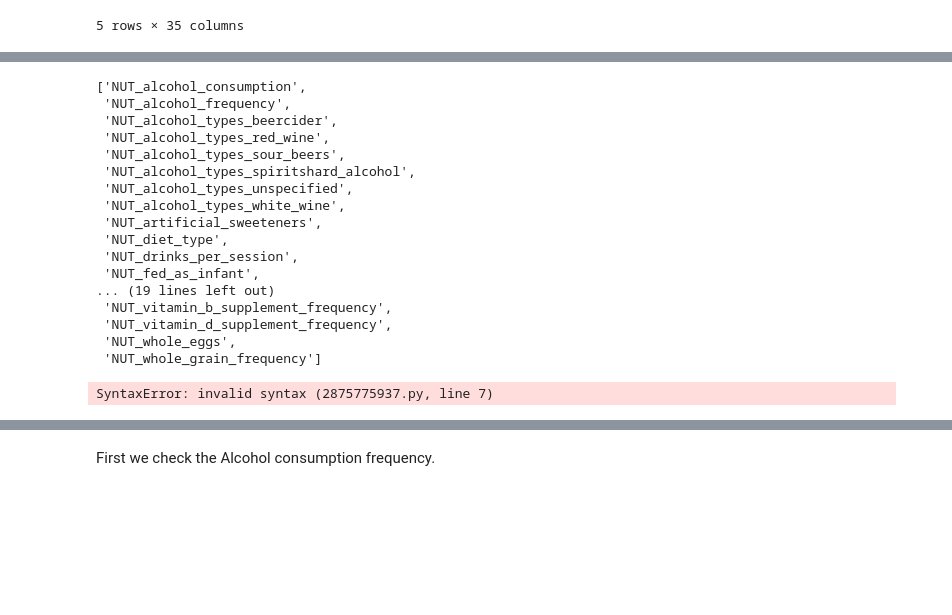
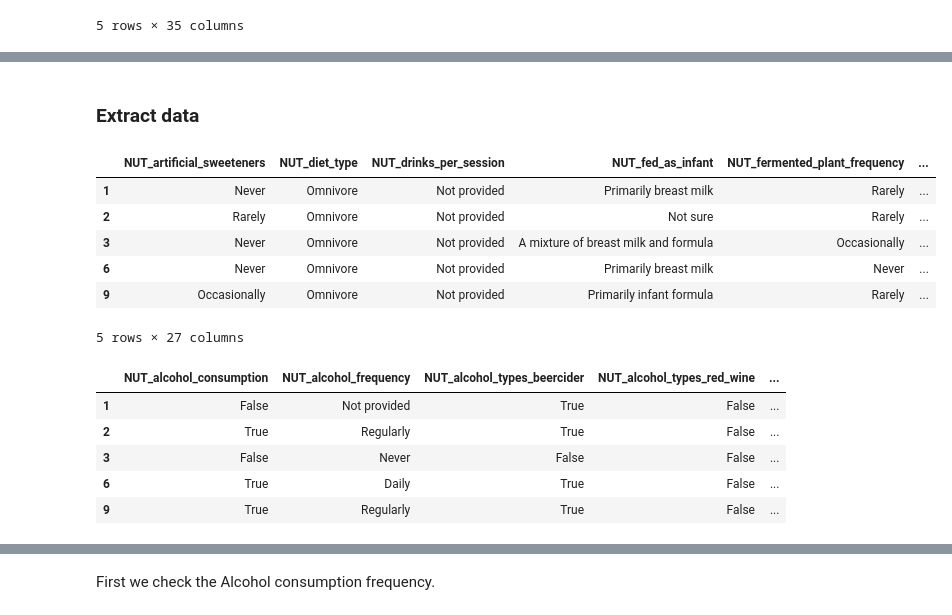
Before and after one commit to dhasanova99/HealthyFood, a Jupyter notebook: JupyterDocs/Eating_habits.ipynb, the cells around one changed output, grey strips where cells are left out. Drawn from its saved outputs; the diff is of its cells as text; code cells hidden in the pictures; blank space fills up the shorter version.

```diff
--- a/JupyterDocs/Eating_habits.ipynb
+++ b/JupyterDocs/Eating_habits.ipynb
@@ -71,30 +47,30 @@ dtype: object
-# %%
-names_NUT
-# %% [output]
-['NUT_alcohol_consumption',
- 'NUT_alcohol_frequency',
- 'NUT_alcohol_types_beercider',
- 'NUT_alcohol_types_red_wine',
- 'NUT_alcohol_types_sour_beers',
- 'NUT_alcohol_types_spiritshard_alcohol',
- 'NUT_alcohol_types_unspecified',
- 'NUT_alcohol_types_white_wine',
- 'NUT_artificial_sweeteners',
- 'NUT_diet_type',
- 'NUT_drinks_per_session',
- 'NUT_fed_as_infant',
-... (19 lines left out)
- 'NUT_vitamin_b_supplement_frequency',
- 'NUT_vitamin_d_supplement_frequency',
- 'NUT_whole_eggs',
- 'NUT_whole_grain_frequency']
+# %% [markdown]
+### Extract data
+# %%
+#Extract not data containing alcohol consumption info
+
+names_NUT = df_NUT.columns
+NUT_INDEX = names_NUT[~df_NUT.columns.str.contains('lcohol')]
+df_NUT_nonALC = df_meta[NUT_INDEX]
+df_NUT_nonALC.head()
+# %% [output]
+|  | NUT_artificial_sweeteners | NUT_diet_type | NUT_drinks_per_session | NUT_fed_as_infant | NUT_fermented_plant_frequency | ... |
+| 1 | Never | Omnivore | Not provided | Primarily breast milk | Rarely | ... |
+| 2 | Rarely | Omnivore | Not provided | Not sure | Rarely | ... |
+| 3 | Never | Omnivore | Not provided | A mixture of breast milk and formula | Occasionally | ... |
+| 6 | Never | Omnivore | Not provided | Primarily breast milk | Never | ... |
+| 9 | Occasionally | Omnivore | Not provided | Primarily infant formula | Rarely | ... |
+5 rows × 27 columns
 # %%
-#Extract eating habits excluding alcohol
+#Extract eating habits including alcohol
 
-
-ALC_INDEX =df_NUT.columns
-ALC_INDEX = names[df_NUT.columns.str.contains('lcohol')]
-
-df_habits = df_habits[ALC_INDEX]
+INDEX_ALC = names[df_meta.columns.str.contains('lcohol')]
+df_ALC = df_NUT[INDEX_ALC]
+df_ALC.head()
 # %% [output]
-SyntaxError: invalid syntax (2875775937.py, line 7)
+|  | NUT_alcohol_consumption | NUT_alcohol_frequency | NUT_alcohol_types_beercider | NUT_alcohol_types_red_wine | ... |
+| 1 | False | Not provided | True | False | ... |
+| 2 | True | Regularly | True | False | ... |
+| 3 | False | Never | False | False | ... |
+| 6 | True | Daily | True | False | ... |
+| 9 | True | Regularly | True | False | ... |
```
Also changed, not shown: parts of 9 cells of this notebook, 1 other file.
